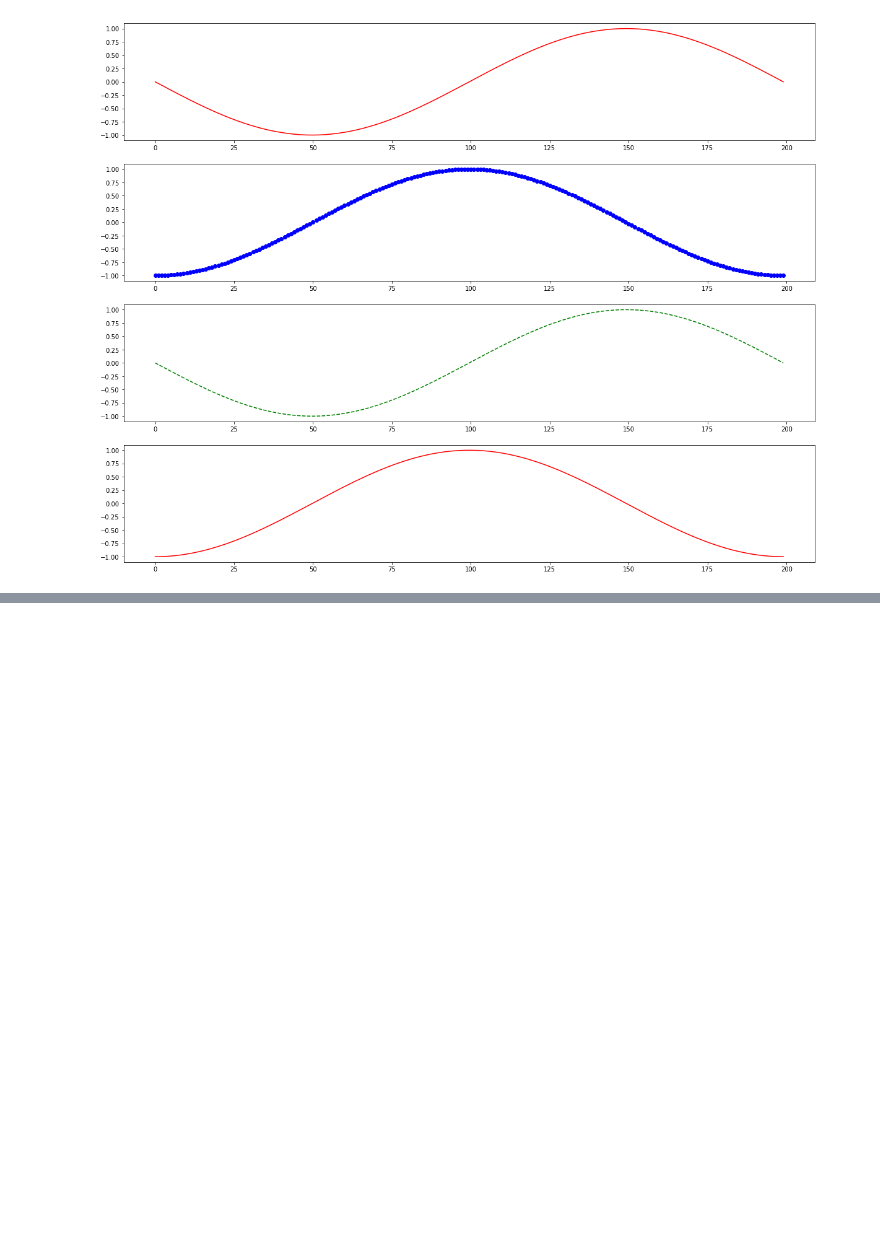
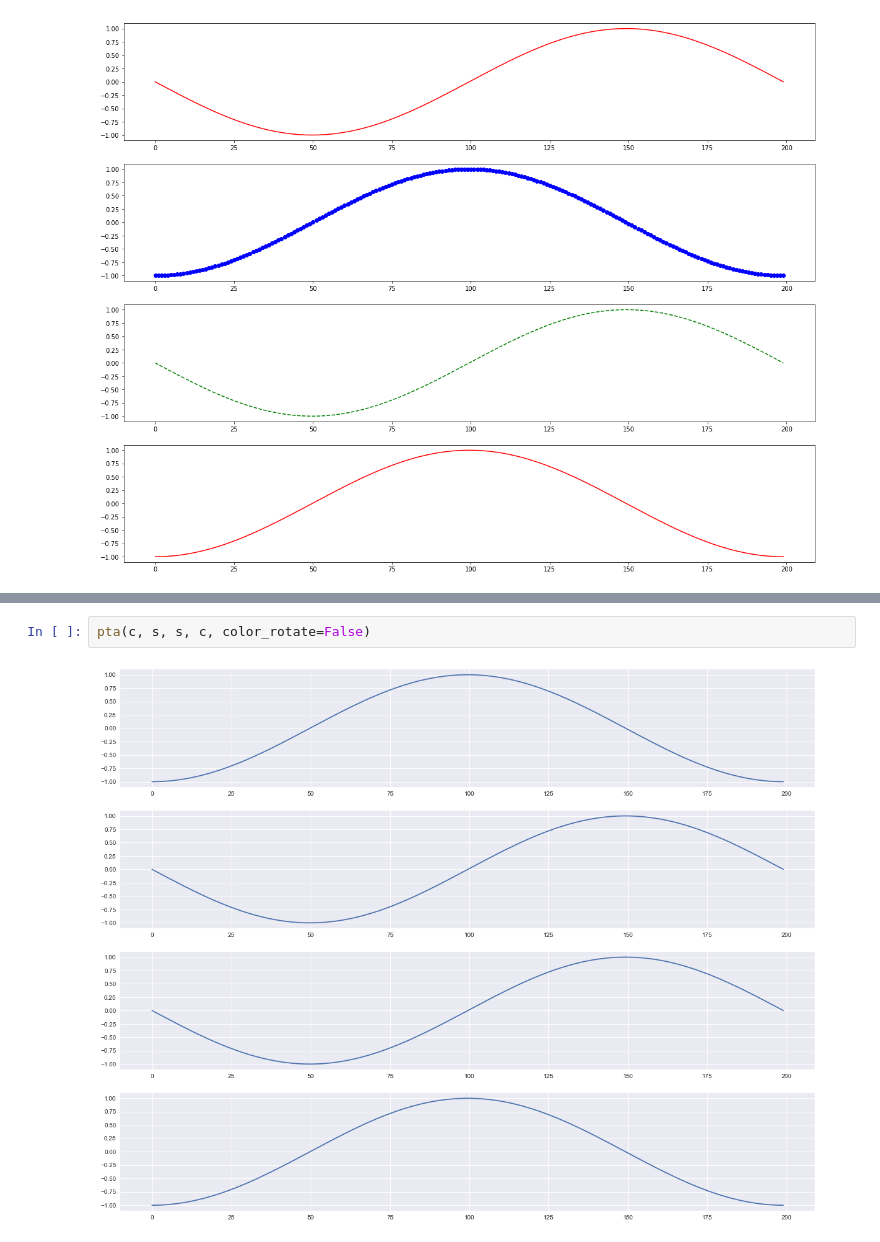
Before and after one commit to thepaulm/pyplot_examples, a Jupyter notebook: Pyplot Examples.ipynb, the cells around one changed output, grey strips where cells are left out. Saved outputs shown, nothing was run; the diff lists cells and outputs as text; blank space fills up the shorter version.

```diff
--- a/Pyplot Examples.ipynb
+++ b/Pyplot Examples.ipynb
@@ -45,0 +52,4 @@ plot_them_all(s, c, s, c)
+# %%
+pta(c, s, s, c, color_rotate=False)
+# %% [output]
+[figure, added]
```
Also changed, not shown: parts of 13 cells of this notebook.
